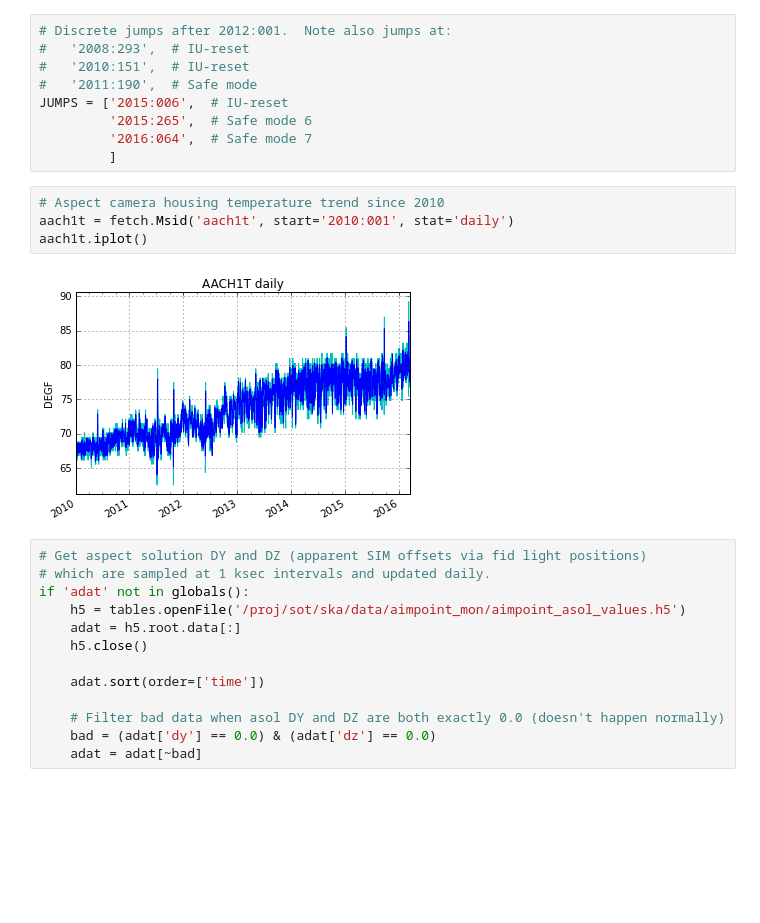
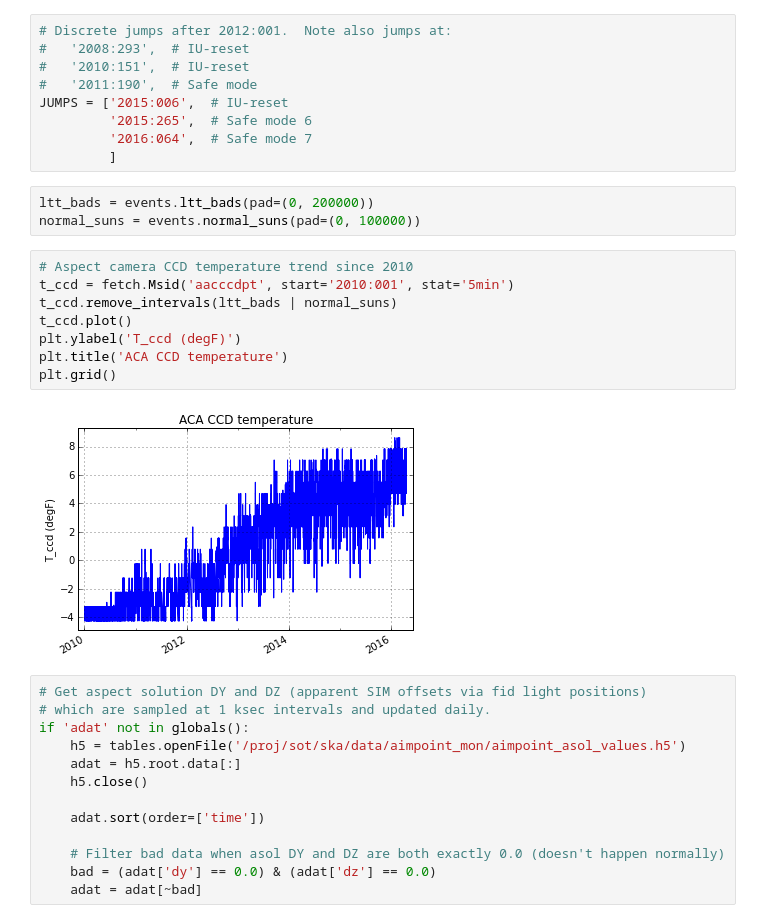
Before and after one commit to sot/aimpoint_mon, a Jupyter notebook: fit_aimpoint_drift.ipynb, the cells around one changed output. Saved outputs shown, nothing was run; the diff lists cells and outputs as text; blank space fills up the shorter version.

Commit message:
Update fit_aimpoint_drift to use CCD temperature instead of housing

```diff
--- a/fit_aimpoint_drift.ipynb
+++ b/fit_aimpoint_drift.ipynb
@@ -86,12 +93,19 @@ JUMPS = ['2015:006',  # IU-reset
          '2015:265',  # Safe mode 6
          '2016:064',  # Safe mode 7
          ]
+# %%
+ltt_bads = events.ltt_bads(pad=(0, 200000))
+normal_suns = events.normal_suns(pad=(0, 100000))
 # %%
-# Aspect camera housing temperature trend since 2010
-aach1t = fetch.Msid('aach1t', start='2010:001', stat='daily')
-aach1t.iplot()
+# Aspect camera CCD temperature trend since 2010
+t_ccd = fetch.Msid('aacccdpt', start='2010:001', stat='5min')
+t_ccd.remove_intervals(ltt_bads | normal_suns)
+t_ccd.plot()
+plt.ylabel('T_ccd (degF)')
+plt.title('ACA CCD temperature')
+plt.grid()
 # %% [output]
-[figure, old version]
+[figure, new version]
 # %%
 # Get aspect solution DY and DZ (apparent SIM offsets via fid light positions)
 # which are sampled at 1 ksec intervals and updated daily.
```
Also changed, not shown: parts of 13 cells of this notebook.
